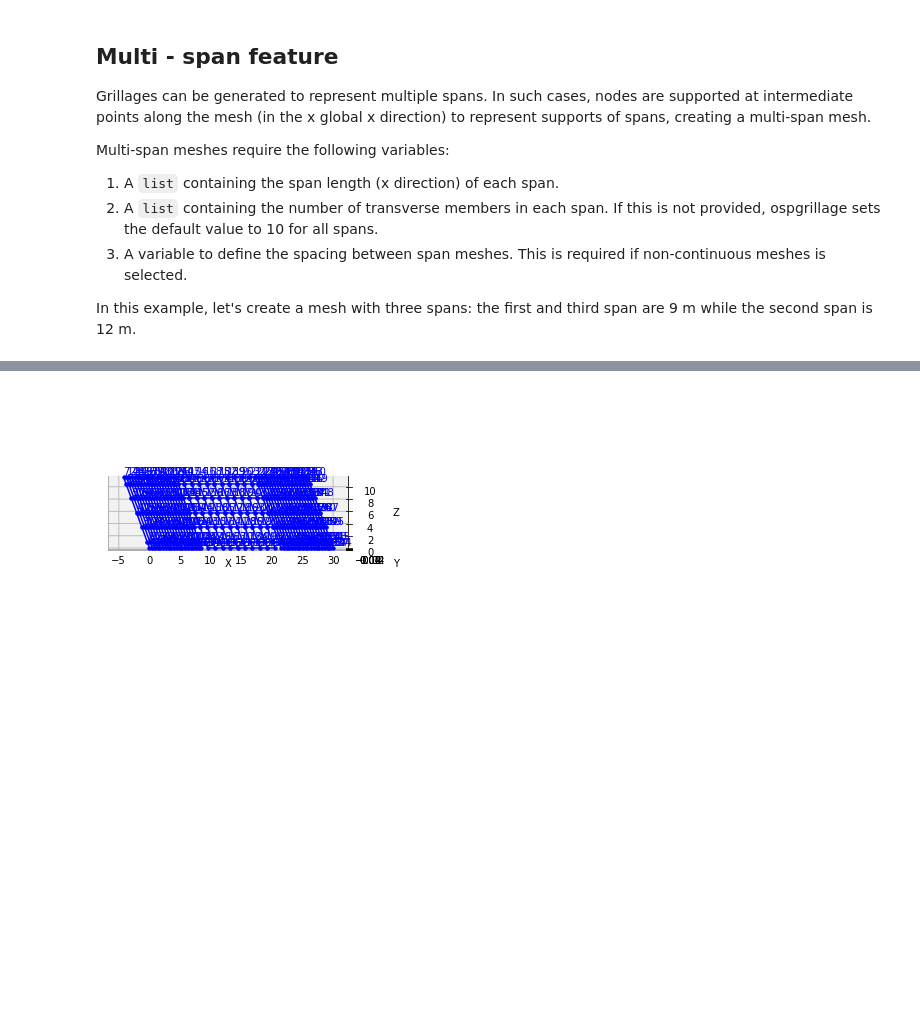
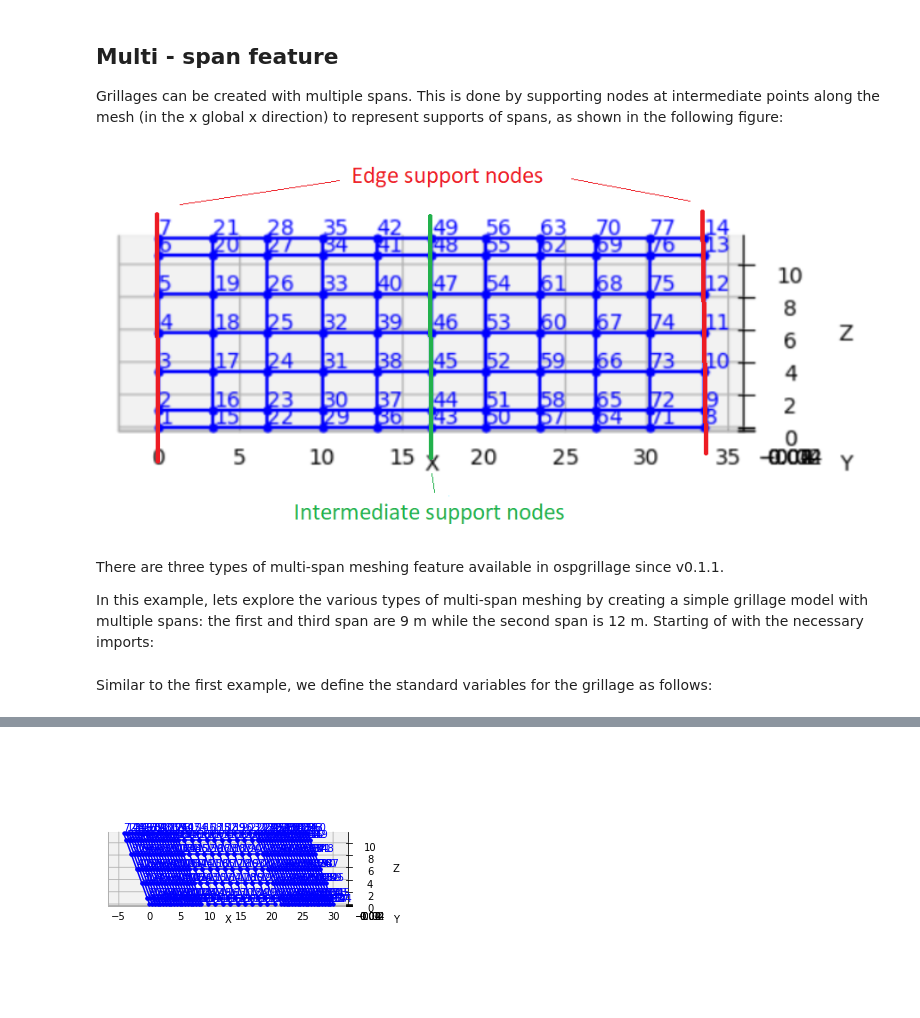
Before and after one commit to MonashSmartStructures/ospgrillage, a Jupyter notebook: docs/source/notebooks/multi_span.ipynb, the cells around one changed output, grey strips where cells are left out. Drawn from its saved outputs; the diff is of its cells as text; code cells hidden in the pictures; blank space fills up the shorter version.

```diff
--- a/docs/source/notebooks/multi_span.ipynb
+++ b/docs/source/notebooks/multi_span.ipynb
@@ -1,16 +1,16 @@
 # %% [markdown]
 ## Multi - span feature
 
-Grillages can be generated to represent multiple spans. In such cases, nodes are supported at intermediate points along the mesh (in the x global x direction) to represent supports of spans, creating a multi-span mesh.
-
-Multi-span meshes require the following variables:
-
-1) A `list` containing the span length (x direction) of each span.
-2) A `list` containing the number of transverse members in each span. If this is not provided, ospgrillage sets the default value to 10 for
-all spans.
-3) A variable to define the spacing between span meshes. This is required if non-continuous meshes is selected.
-
-In this example, let's create a mesh with three spans: the first and third span are 9 m while the second span is 12 m.
+Grillages can be created with multiple spans. This is done by supporting nodes at intermediate points along the mesh (in the x global x direction) to represent supports of spans, as shown in the following figure:
+# %%
+from IPython import display  # to display images in this notebook
+display.Image("../images/multi_span_overview.PNG",width=800)
+# %% [output]
+[figure, added]
+# %% [markdown]
+There are three types of multi-span meshing feature available in ospgrillage since v0.1.1.
+
+In this example, lets explore the various types of multi-span meshing by creating a simple grillage model with multiple spans: the first and third span are 9 m while the second span is 12 m. Starting of with the necessary imports:
 # %%
 import numpy as np
 import ospgrillage as og
@@ -18,4 +17,6 @@ from IPython import display  # to display images in this notebook
 %matplotlib inline
+# %% [markdown]
+Similar to the first example, we define the standard variables for the grillage as follows:
 # %%
 # Adopted units: N and m
 kilo = 1e3
```
Also changed, not shown: parts of 16 cells of this notebook, 35 other files.
